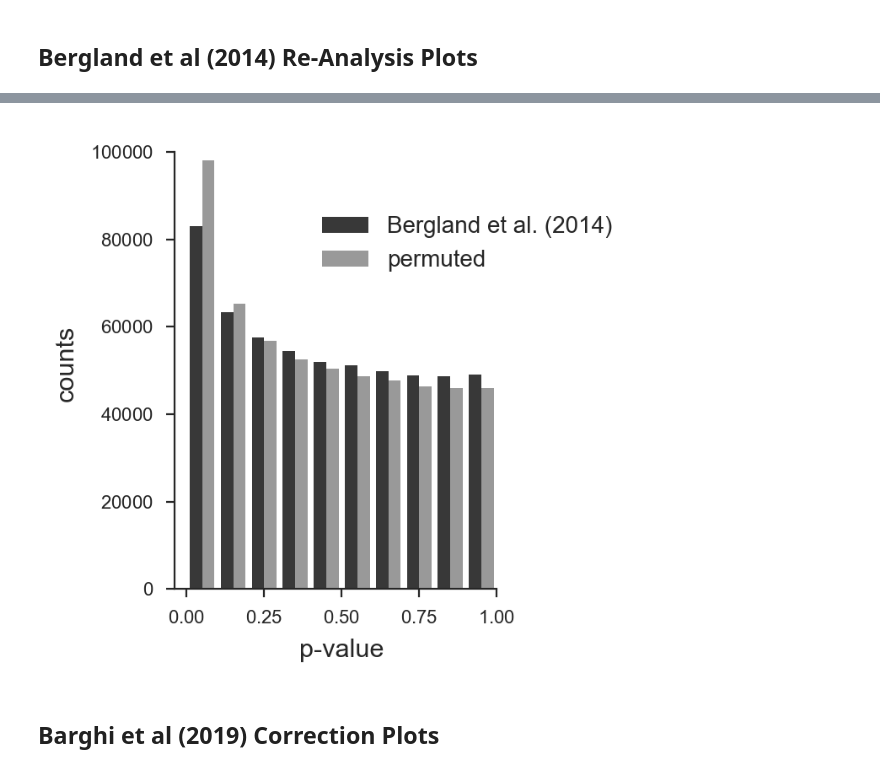
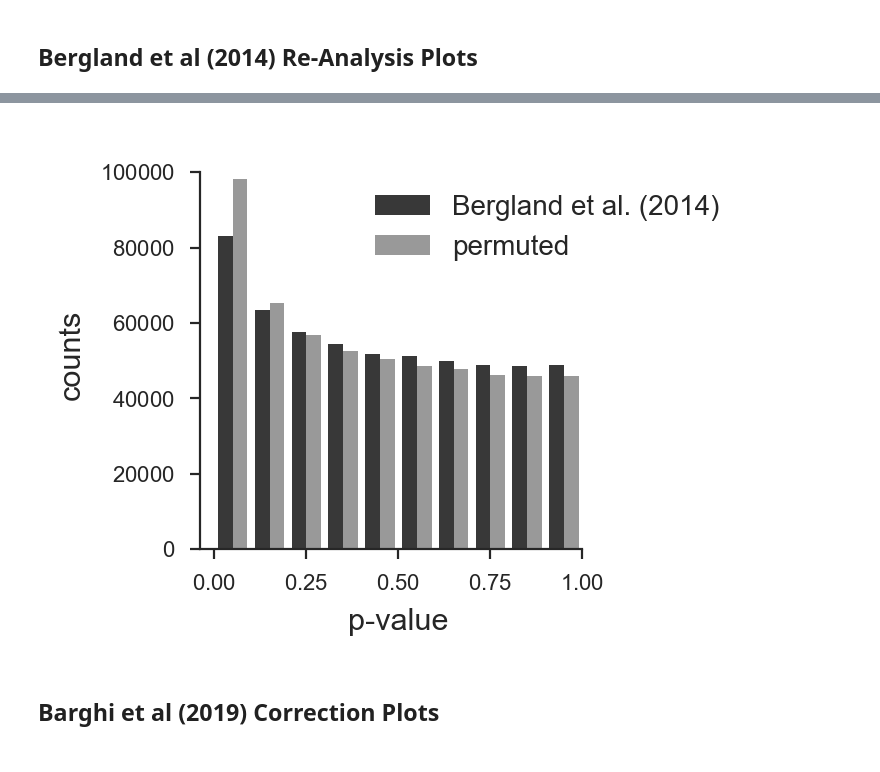
Before and after one commit to vsbuffalo/cvtk, a Jupyter notebook: notebooks/plots/plots.ipynb, the cells around one changed output, grey strips where cells are left out. Cells and saved outputs as stored; diff of their text form; code cells hidden in the pictures.

```diff
--- a/notebooks/plots/plots.ipynb
+++ b/notebooks/plots/plots.ipynb
@@ -791,24 +801,24 @@ with open('../../data/bergland_et_al_2014/locus_level_permutation_pvalues.npy',
 # %%
 NREPS = locus_permuted_pvals.shape[0]
 labels = tuple(['seasonal'] + [f'permuted-{r+1}' for r in range(NREPS)])
-fig, ax = plt.subplots(ncols=1, nrows=1, figsize=(ONECOL, ONECOL))
+fig, ax = plt.subplots(ncols=1, nrows=1, figsize=(ONECOL, ONECOL*0.8))
 h = ax.hist(np.hstack((bergland_pvals.reshape(-1, 1), locus_permuted_pvals[0, :, np.newaxis])), 10,
         label=('Bergland et al. (2014)', 'permuted'),
         color=[str(56/255), str(153/255)])
 ax.legend(loc=(0.3, 0.6))
 ax.spines['left'].set_bounds(ax.get_ylim()[0], 100000)
 ax.spines['bottom'].set_bounds(ax.get_xlim()[0], 1)
 ax.set_ylabel('counts')
 ax.set_xlabel('p-value')
 
 # rep_ys = [np.histogram(locus_permuted_pvals[i, :], 10)[0] for i in range(NREPS)]
 # min = np.array(rep_ys).min(axis=0)
 # max = np.array(rep_ys).max(axis=0)
 # ax.vlines(np.linspace(0, 1, 10), ymin=min, ymax=max)
 plt.tight_layout()
 plt.savefig('bergland-pvalue-permutation-hist.pdf', bbox_inches="tight")
 # %% [output]
-[figure, old version]
+[figure, new version]
 # %% [markdown]
 ## Barghi et al (2019) Correction Plots
 # %%
```
Also changed, not shown: parts of 3 cells of this notebook, 15 other files.
